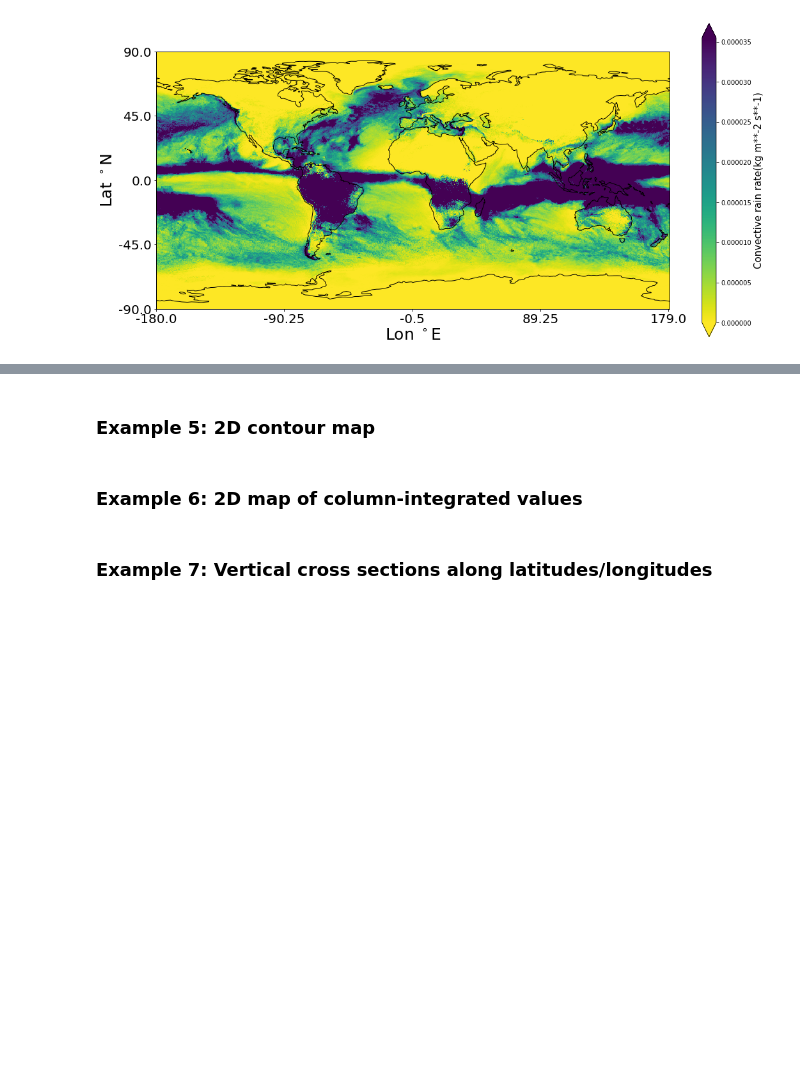
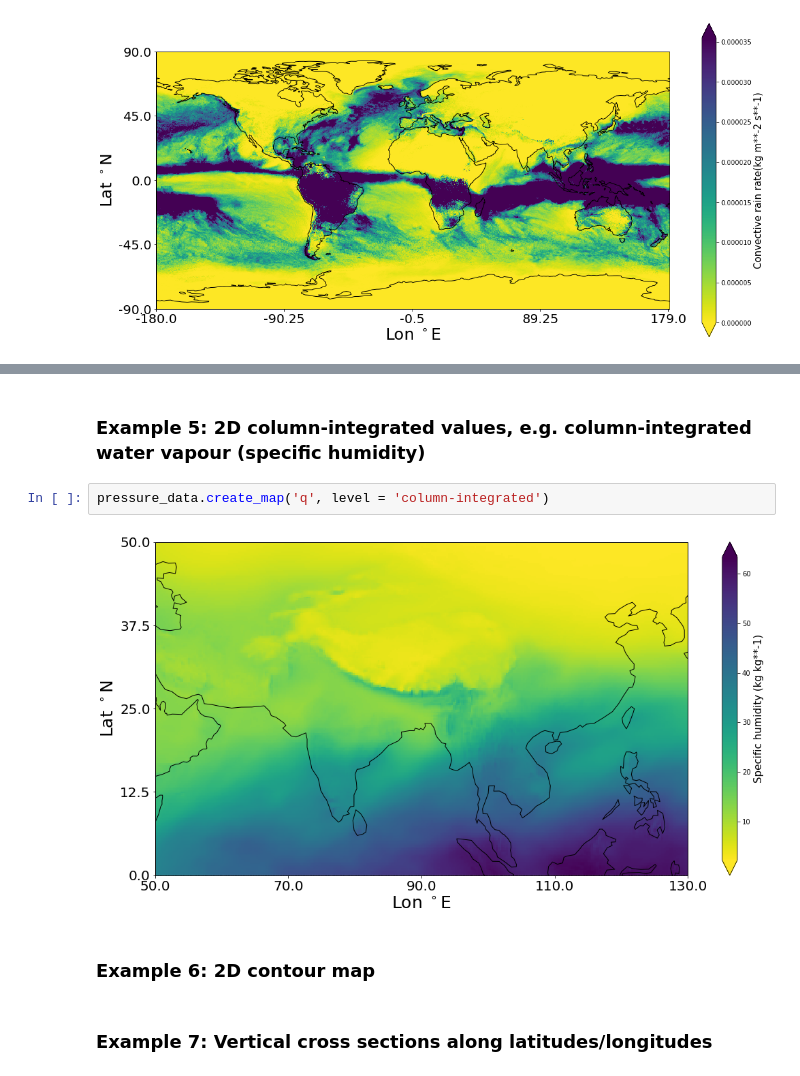
Before and after one commit to JuliaKukulies/cream, a Jupyter notebook: test_era5.ipynb, the cells around one changed output, grey strips where cells are left out. Saved outputs shown, nothing was run; the diff lists cells and outputs as text; blank space fills up the shorter version.

```diff
--- a/test_era5.ipynb
+++ b/test_era5.ipynb
@@ -274,6 +298,10 @@ surface_data_rain.create_map('crr')
+# %% [markdown]
+### Example 5: 2D column-integrated values, e.g. column-integrated water vapour (specific humidity)
+# %%
+pressure_data.create_map('q', level = 'column-integrated')
+# %% [output]
+[figure, added]
 # %% [markdown]
-### Example 5: 2D contour map
+### Example 6: 2D contour map
-# %% [markdown]
-### Example 6: 2D map of column-integrated values
 # %% [markdown]
 ### Example 7: Vertical cross sections along latitudes/longitudes
```
Also changed, not shown: parts of 4 cells of this notebook, 4 other files.
